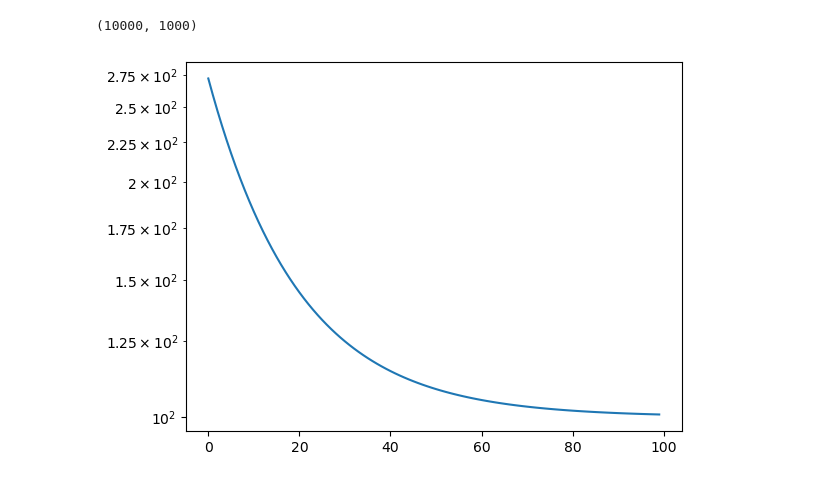
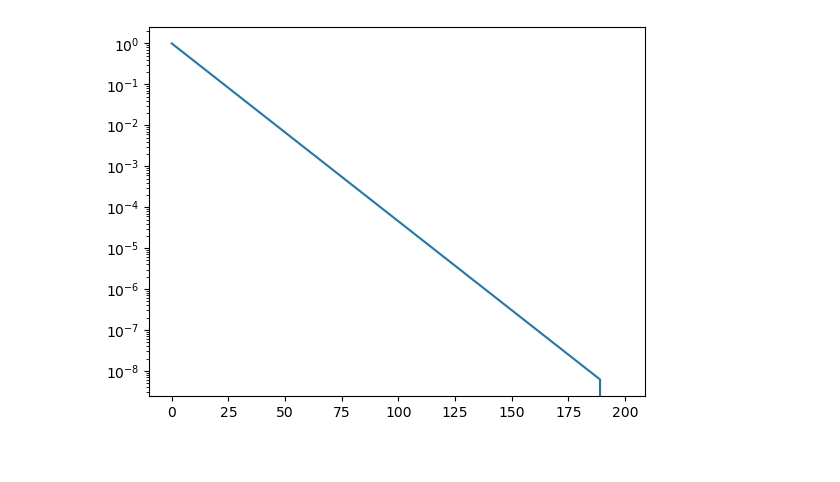
Before and after one commit to lfabris-mhpc/hapod, a Jupyter notebook: tutorials/tutorial_2.ipynb, the cells around one changed output. Drawn from its saved outputs; the diff is of its cells as text; code cells hidden in the pictures.

```diff
--- a/tutorials/tutorial_2.ipynb
+++ b/tutorials/tutorial_2.ipynb
@@ -7,35 +5,28 @@ import scipy.sparse.linalg
 from sklearn.utils.extmath import randomized_svd
 
 import hapod as hp
-# %%
-dtype = np.float64
-n_rows = 10000
-n_cols = 1000
-rank_max = 100
-chunk_rank_max = rank_max // 2
-n_chunks = hp.get_n_chunks_balanced(n_cols, n_chunk_max_cols=chunk_rank_max)
-
-# Xs = np.array_split(X, n_chunks, axis=1)
-ranks = np.arange(0, n_cols)
-s_true = 100 * np.exp(np.exp(-ranks/20))
-U_true, _ = np.linalg.qr(np.random.rand(n_rows, n_cols))
-V_true, _ = np.linalg.qr(np.random.rand(n_cols, n_cols))
-X = U_true @ np.diag(s_true) @ V_true.T
-print(X.shape)
-
-Xs = np.array_split(X, n_cols, axis=1)
-Xs = hp.make_chunks(Xs,
-                    ".",
-                    n_chunks=n_chunks,
-                    serializer=hp.InMemorySerializer(),
-                    # randomizer_rng=np.random.default_rng()
-                    )
-
-plt.semilogy(s_true[:rank_max])
-plt.show()
-plt.close()
-
-verbose = False
-# %% [output]
-(10000, 1000)
-[figure, removed]
+# %%
+#specs for the snapshots matrix
+n_rows = 5000
+n_cols = 2000
+dtype = np.float64
+
+#simulate the maximum size of a single SVD for this machine
+rank_max = 200
+
+#fix the random generator
+rng = np.random.default_rng(42)
+# %%
+#prepare an array of singular values that exhibits a good decay
+ranks = np.arange(0, n_cols)
+# s_true = np.exp(np.exp(-ranks / 20)).astype(dtype)
+
+s_true = np.exp(- 0.1 * ranks).astype(dtype)
+s_true[rank_max - 10:] = 0
+
+plt.semilogy(s_true[:rank_max])
+
+plt.show()
+plt.close()
+# %% [output]
+[figure, added]
```
Also changed, not shown: parts of 15 cells of this notebook, 1 other file.
